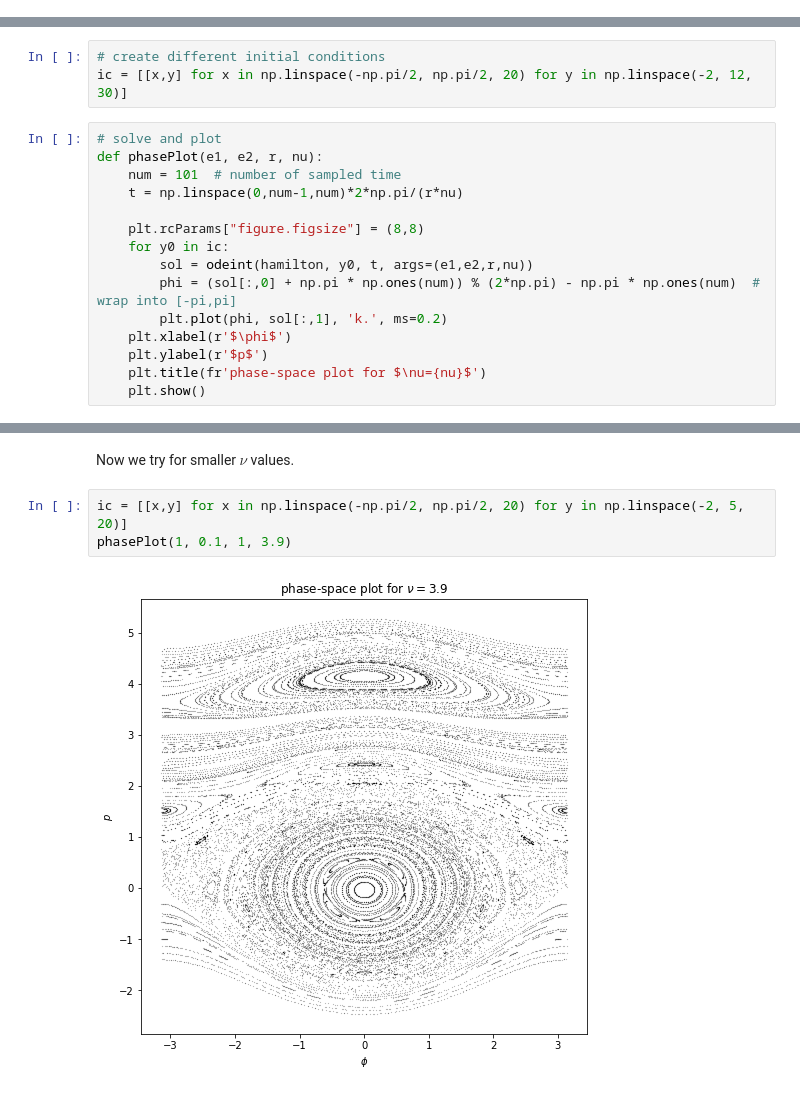
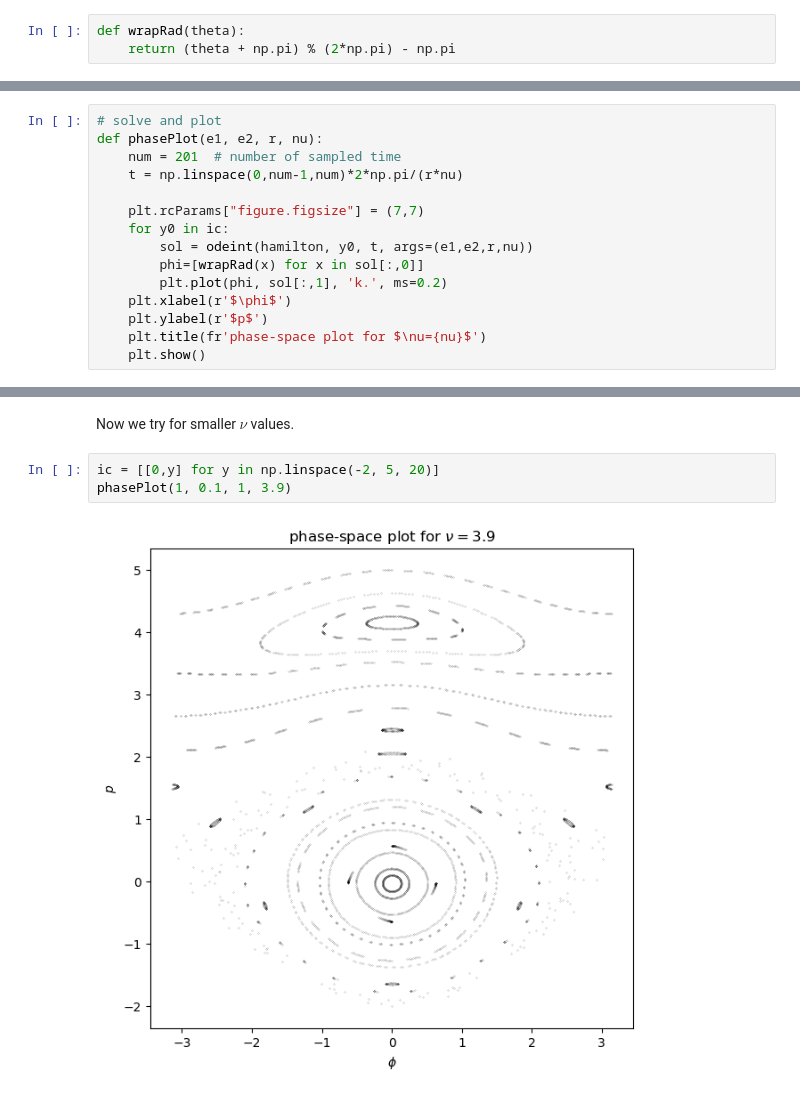
Before and after one commit to EritasY/Chaos, a Jupyter notebook: Hamiltonian.ipynb, the cells around one changed output, grey strips where cells are left out. Cells and saved outputs as stored; diff of their text form.

```diff
--- a/Hamiltonian.ipynb
+++ b/Hamiltonian.ipynb
@@ -11,6 +15,9 @@ $$\dot{p} = -\frac{\partial H}{\partial \phi} = -\epsilon_1 \sin{(\phi)} - r\eps
 import numpy as np
 import matplotlib.pyplot as plt
 from scipy.integrate import odeint
+# %%
+def wrapRad(theta):
+    return (theta + np.pi) % (2*np.pi) - np.pi
 # %% [markdown]
 We solve for $\phi(t)$ and $p(t)$ numerically. Then we sample at times $t$, such that $r\nu t = 2k\pi$ ($k\in\mathbb{Z}^+$), and create a phase-space plot.
 # %%
@@ -18,19 +25,16 @@ def hamilton(y,t,e1,e2,r,nu):
     phi, p = y
     dydt = [p, -e1*np.sin(phi) - r*e2*np.sin(r*(phi-nu*t))]
     return dydt
-# %%
-# create different initial conditions
-ic = [[x,y] for x in np.linspace(-np.pi/2, np.pi/2, 20) for y in np.linspace(-2, 12, 30)]
 # %%
 # solve and plot
 def phasePlot(e1, e2, r, nu):
-    num = 101  # number of sampled time
+    num = 201  # number of sampled time
     t = np.linspace(0,num-1,num)*2*np.pi/(r*nu)
 
-    plt.rcParams["figure.figsize"] = (8,8)
+    plt.rcParams["figure.figsize"] = (7,7)
     for y0 in ic:
         sol = odeint(hamilton, y0, t, args=(e1,e2,r,nu))
-        phi = (sol[:,0] + np.pi * np.ones(num)) % (2*np.pi) - np.pi * np.ones(num)  # wrap into [-pi,pi]
+        phi=[wrapRad(x) for x in sol[:,0]]
         plt.plot(phi, sol[:,1], 'k.', ms=0.2)
     plt.xlabel(r'$\phi$')
     plt.ylabel(r'$p$')
@@ -45,10 +52,10 @@ phasePlot(1, 0.1, 1, 10)
 # %% [markdown]
 Now we try for smaller $\nu$ values.
 # %%
-ic = [[x,y] for x in np.linspace(-np.pi/2, np.pi/2, 20) for y in np.linspace(-2, 5, 20)]
+ic = [[0,y] for y in np.linspace(-2, 5, 20)]
 phasePlot(1, 0.1, 1, 3.9)
 # %% [output]
-[figure, old version]
+[figure, new version]
 # %%
 phasePlot(1, 0.1, 1, 2.8)
 # %% [output]
```
Also changed, not shown: parts of 11 cells of this notebook, 1 other file.
